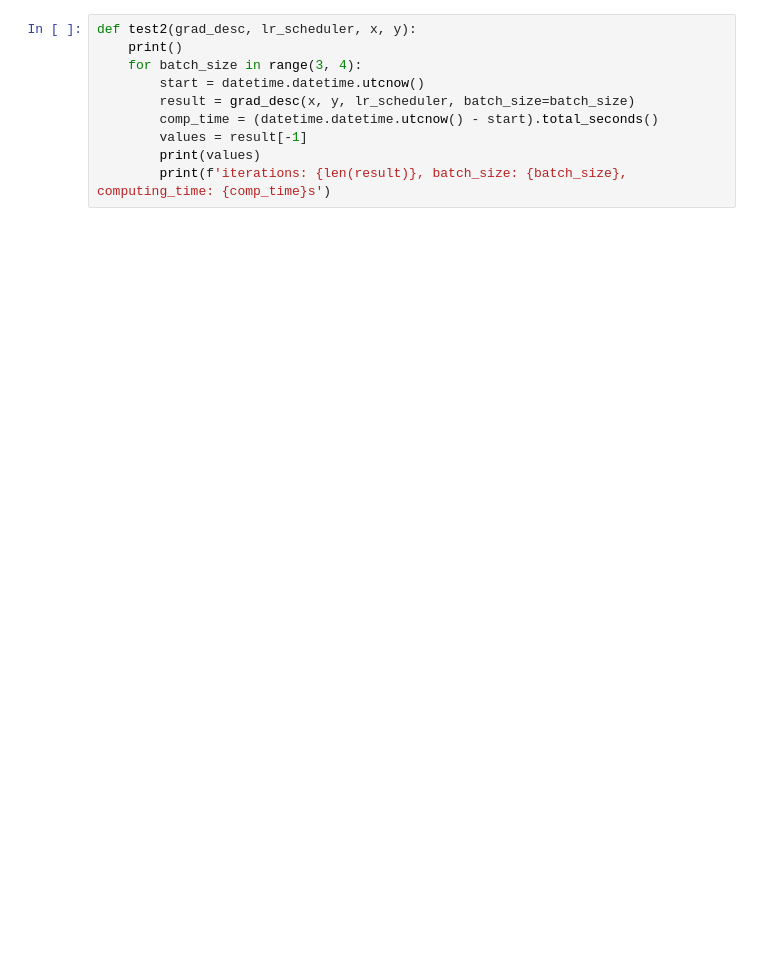
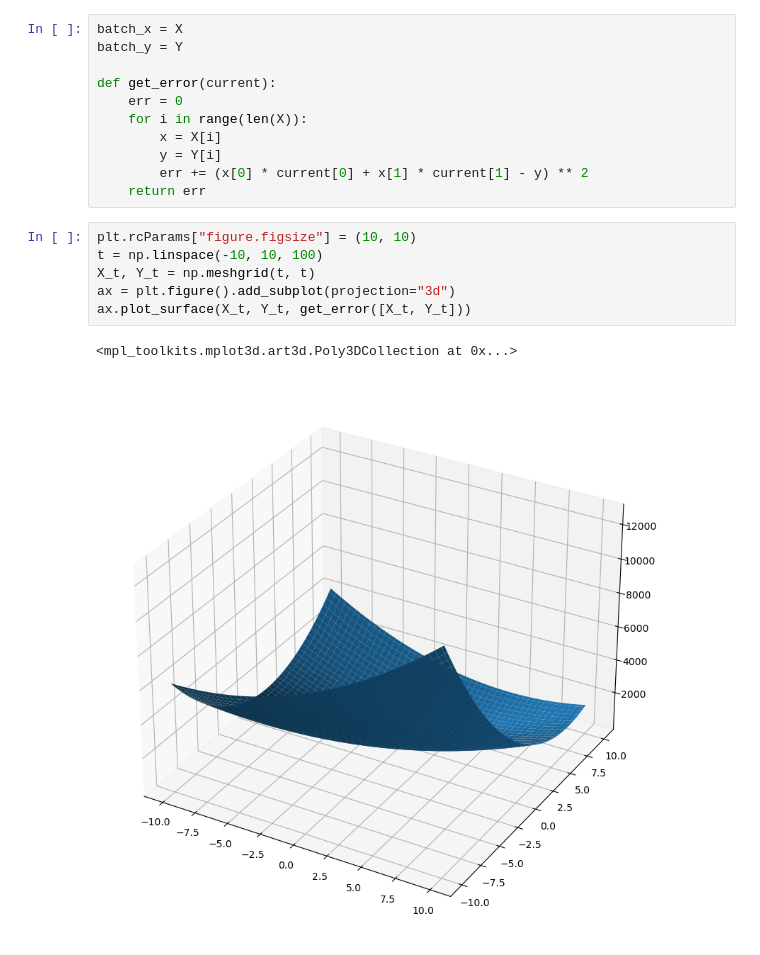
Before and after one commit to HKTRp/metopt-ct2023, a Jupyter notebook: lab2/lab2.ipynb, the cells around one changed output. Cells and saved outputs as stored; diff of their text form; blank space fills up the shorter version.

```diff
--- a/lab2/lab2.ipynb
+++ b/lab2/lab2.ipynb
@@ -298,10 +315,20 @@ iterations: 1001, batch_size: 10, computing_time: 0.131879s, arithmetic operatio
-# %%
-def test2(grad_desc, lr_scheduler, x, y):
-    print()
-    for batch_size in range(3, 4):
-        start = datetime.datetime.utcnow()
-        result = grad_desc(x, y, lr_scheduler, batch_size=batch_size)
-        comp_time = (datetime.datetime.utcnow() - start).total_seconds()
-        values = result[-1]
-        print(values)
-        print(f'iterations: {len(result)}, batch_size: {batch_size}, computing_time: {comp_time}s')
+# %%
+batch_x = X
+batch_y = Y
+
+def get_error(current):
+    err = 0
+    for i in range(len(X)):
+        x = X[i]
+        y = Y[i]
+        err += (x[0] * current[0] + x[1] * current[1] - y) ** 2
+    return err
+# %%
+plt.rcParams["figure.figsize"] = (10, 10)
+t = np.linspace(-10, 10, 100)
+X_t, Y_t = np.meshgrid(t, t)
+ax = plt.figure().add_subplot(projection="3d")
+ax.plot_surface(X_t, Y_t, get_error([X_t, Y_t]))
+# %% [output]
+<mpl_toolkits.mplot3d.art3d.Poly3DCollection at 0x...>
+[figure, added]
```
Also changed, not shown: parts of 10 cells of this notebook.
